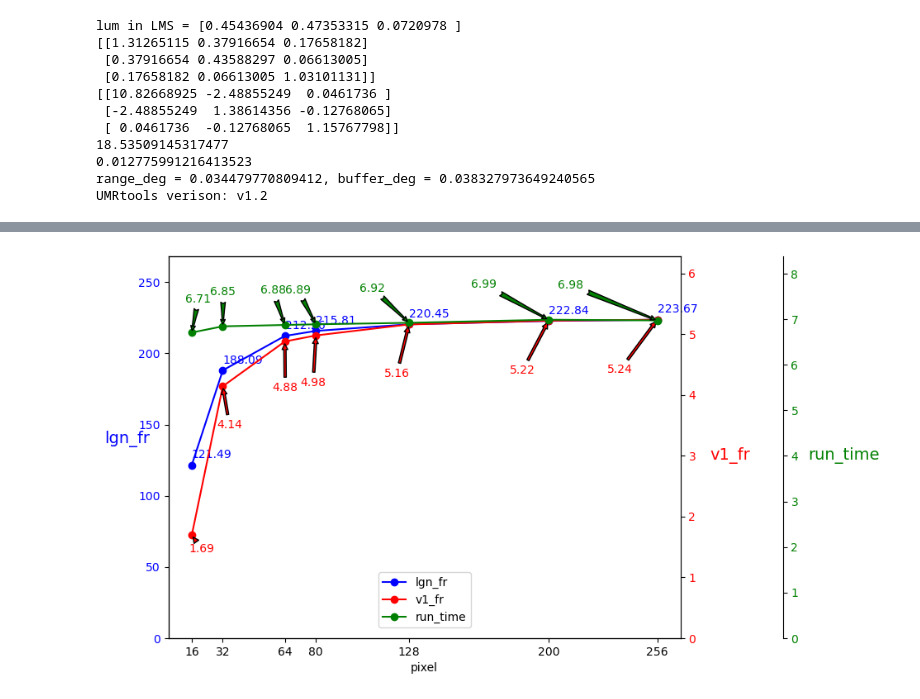
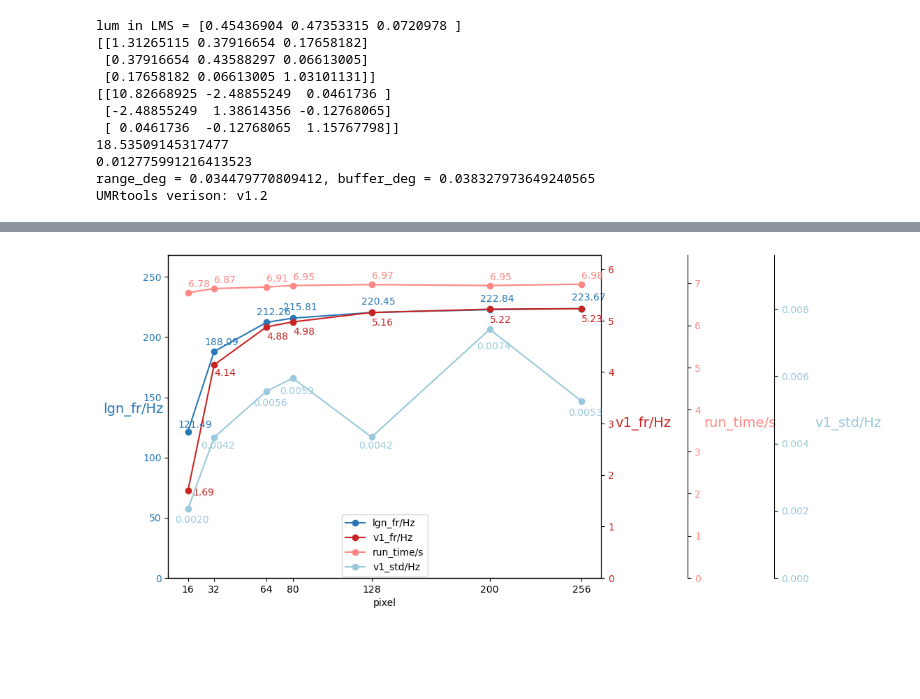
Before and after one commit to zhaobenyan51129/Robustness, a Jupyter notebook: lgn_field/pixel_time.ipynb, the cells around one changed output, grey strips where cells are left out. Drawn from its saved outputs; the diff is of its cells as text; code cells hidden in the pictures; blank space fills up the shorter version.

Commit message:
修改pixel_time

```diff
--- a/lgn_field/pixel_time.ipynb
+++ b/lgn_field/pixel_time.ipynb
@@ -37,7 +37,7 @@ def Generate_Gratings(C,P,SF,D,frameRate,size):
     return fStimulus
 # %%
 #运行代码并记录时间
-def Run_Our_Model(C,P,SF,D,frameRate,size,Simulation_duration=1,fixd=False):
+def Run_Our_Model(C,P,SF,D,frameRate,size,Simulation_duration=1,fixd=True):
     '''
     固定使用config文件为minimal.cfg
     Simulation_duration:模拟时长(s),默认为1s
@@ -91,7 +91,7 @@ def Run_Our_Model(C,P,SF,D,frameRate,size,Simulation_duration=1,fixd=False):
     lgn_mean_fr = np.mean(np.sum(LGN_spike_time, axis=1)/Simulation_duration, axis=0)
     v1_mean_fr = np.mean(fr)
     print(LGN_spike_time.shape,fr.shape)
-    return lgn_mean_fr ,v1_mean_fr,total_time
+    return lgn_mean_fr,v1_mean_fr,total_time
 # %%
 C=np.array([0.45])
 P=np.array([0.5*np.pi])
@@ -166,0 +137,15 @@ print(run_time_vector)
+# %%
+# 从二进制文件中加载数组
+with open('pixel_time.bin', 'rb') as f:
+    sizes = np.load(f)
+    lgn_fr = np.load(f)
+    v1_fr = np.load(f)
+    run_time = np.load(f)
+lgn_fr_mean = np.mean(np.array(lgn_fr).reshape(len(sizes),repeat, -1),axis=1) #(8,10)-->(8,)
+v1_fr_mean = np.mean(np.array(v1_fr).reshape(len(sizes),repeat, -1),axis=1)
+lgn_fr_std = np.std(np.array(lgn_fr).reshape(len(sizes),repeat, -1),axis=1)
+v1_fr_std = np.std(np.array(v1_fr).reshape(len(sizes),repeat, -1),axis=1)
+run_time_mean = np.mean(np.array(run_time).reshape(len(sizes),repeat, -1),axis=1)
+print(sizes.shape)
+print(lgn_fr_std)
+print(v1_fr_std)
@@ -169,52 +255,83 @@ import matplotlib.pyplot as plt
 
 # 为了方便，我们将所有向量转换为一维数组
 sizes = sizes.flatten()
-lgn_fr_vector = lgn_fr_vector.flatten()
-v1_fr_vector = v1_fr_vector.flatten()
-run_time_vector = run_time_vector.flatten()
+lgn_fr_vector = lgn_fr_mean.flatten()
+v1_fr_vector = v1_fr_mean.flatten()
+lgn_std_vector = lgn_fr_std.flatten()
+v1_std_vector = v1_fr_std.flatten()
+run_time_vector = run_time_mean.flatten()
+
+#颜色
+# color=['#8ECFC9','#FFBE7A','#FA7F6F','#82B0D2','#BEB8DC','#E7DAD2']
+color=['#2878b5','#c82423','#ff8884','#9ac9db','#f8ac8c',]
 
 # 创建一个新的图形
 fig, ax = plt.subplots(figsize=(8, 6))
 plt.xticks(sizes)
 
 # 创建第一个纵坐标
 ax.set_xlabel('pixel')
-ax.set_ylabel('lgn_fr', fontsize=14, labelpad=10,color='blue').set_rotation(0)
-ax.plot(sizes, lgn_fr_vector, color='blue', marker='o')
-ax.tick_params(axis='y', labelcolor='blue')
+ax.set_ylabel('lgn_fr/Hz', fontsize=14, labelpad=10,color=color[0]).set_rotation(0)
+ax.plot(sizes, lgn_fr_vector, color=color[0], marker='o')
+ax.tick_params(axis='y', labelcolor=color[0])
 ax.set_ylim([0, np.max(lgn_fr_vector)*1.2])
 
 # 创建第二个纵坐标
 ax2 = ax.twinx()
-ax2.set_ylabel('v1_fr', fontsize=14, labelpad=30,color='red').set_rotation(0)
-ax2.plot(sizes, v1_fr_vector, color='red', marker='o')
-ax2.tick_params(axis='y', labelcolor='red')
+ax2.set_ylabel('v1_fr/Hz', fontsize=14, labelpad=30,color=color[1]).set_rotation(0)
+ax2.plot(sizes, v1_fr_vector, color=color[1], marker='o')
+ax2.tick_params(axis='y', labelcolor=color[1])
 ax2.set_ylim([0, np.max(v1_fr_vector)*1.2])
 
 # 创建第三个纵坐标
 ax3 = ax.twinx()
 ax3.spines.right.set_position(('axes', 1.2))
-ax3.set_ylabel('run_time', fontsize=14, labelpad=40,color='green').set_rotation(0)
-ax3.plot(sizes, run_time_vector, color='green', marker='o')
-ax3.tick_params(axis='y', labelcolor='green')
-ax3.set_ylim([0, np.max(run_time_vector)*1.2])
+ax3.set_ylabel('run_time/s', fontsize=14, labelpad=40,color=color[2]).set_rotation(0)
+ax3.plot(sizes, run_time_vector, color=color[2], marker='o')
+ax3.tick_params(axis='y', labelcolor=color[2])
+ax3.set_ylim([0, np.max(run_time_vector)*1.1])
+
+# # 创建第四个纵坐标
+# ax4 = ax.twinx()
+# ax4.spines.right.set_position(('axes', 1.2))
+# ax4.set_ylabel('lgn_std/Hz', fontsize=14, labelpad=40,color='yellow').set_rotation(0)
+# ax4.plot(sizes, lgn_std_vector, color='yellow', marker='o')
+# ax4.tick_params(axis='y', labelcolor='yellow')
+# ax4.set_ylim([0, np.max(lgn_std_vector)+0.1])
+# # ax4.tick_params(labelright=False)  #隐藏纵坐标轴
+
+# 创建第五个纵坐标
+ax5 = ax.twinx()
+ax5.spines.right.set_position(('axes', 1.4))
+ax5.set_ylabel('v1_std/Hz', fontsize=14, labelpad=40,color=color[3]).set_rotation(0)
+ax5.plot(sizes, v1_std_vector, color=color[3], marker='o')
+ax5.tick_params(axis='y', labelcolor=color[3])
+ax5.set_ylim([0, np.max(v1_std_vector)*1.3])
+# ax5.tick_params(labelright=False)
 
 # 显示每个点的值
 for i in range(len(sizes)):
-    ax.annotate(f"{lgn_fr_vector[i]:.2f}", (sizes[i], lgn_fr_vector[i]), xytext=(sizes[i], lgn_fr_vector[i]+5),color='blue')
 
-    ax2.annotate(f"{v1_fr_vector[i]:.2f}", (sizes[i], v1_fr_vector[i]), xytext=(sizes[i]*0.9, v1_fr_vector[i]/1.2),arrowprops=dict(facecolor='red', arrowstyle='simple'),color='red')
+    ax.annotate(f"{lgn_fr_vector[i]:.2f}", (sizes[i], lgn_fr_vector[i]), xytext=(sizes[i]-6, lgn_fr_vector[i]*1.03),color=color[0])
 
-    ax3.annotate(f"{run_time_vector[i]:.2f}", (sizes[i], run_time_vector[i]), xytext=(sizes[i]*0.8, run_time_vector[i]*1.1),arrowprops=dict(facecolor='green', arrowstyle='fancy'),color='green')
+    ax3.annotate(f"{run_time_vector[i]:.2f}", (sizes[i], run_time_vector[i]), xytext=(sizes[i], run_time_vector[i]*1.02),color=color[2])
+
+    # ax4.annotate(f"{lgn_std_vector[i]:.2f}", (sizes[i], lgn_std_vector[i]), xytext=(sizes[i], lgn_std_vector[i]),color='yellow')
+    if i==0:
+        ax2.annotate(f"{v1_fr_vector[i]:.2f}", (sizes[i], v1_fr_vector[i]), xytext=(sizes[i]+3, v1_fr_vector[i]*0.95),color=color[1])
+        ax5.annotate(f"{v1_std_vector[i]:.4f}", (sizes[i], v1_std_vector[i]), xytext=(sizes[i]-8, v1_std_vector[i]*0.8),color=color[3])
+    else:
+        ax2.annotate(f"{v1_fr_vector[i]:.2f}", (sizes[i], v1_fr_vector[i]), xytext=(sizes[i], v1_fr_vector[i]*0.95),color=color[1])
+        ax5.annotate(f"{v1_std_vector[i]:.4f}", (sizes[i], v1_std_vector[i]), xytext=(sizes[i]-8, v1_std_vector[i]*0.92),color=color[3])
 
 # 显示图例
-legend_labels = ['lgn_fr', 'v1_fr', 'run_time']
-plt.legend([ax.get_lines()[0], ax2.get_lines()[0], ax3.get_lines()[0]], legend_labels, loc='center', bbox_to_anchor=(0.5, 0.1))
+legend_labels = ['lgn_fr/Hz', 'v1_fr/Hz', 'run_time/s','v1_std/Hz']
+plt.legend([ax.get_lines()[0], ax2.get_lines()[0], ax3.get_lines()[0],ax5.get_lines()[0]], legend_labels, loc='center', bbox_to_anchor=(0.5, 0.1))
 
 # 显示图形
 plt.show()
 # %% [output]
-[figure, old version]
+[figure, new version]
 # %%
 from PIL import Image
 
```
Also changed, not shown: parts of 4 cells of this notebook, 4 other files.
